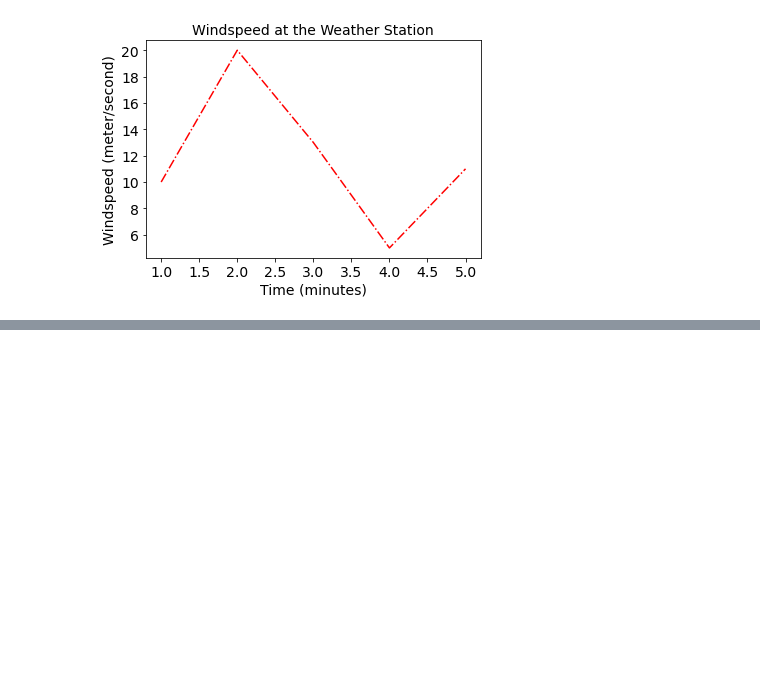
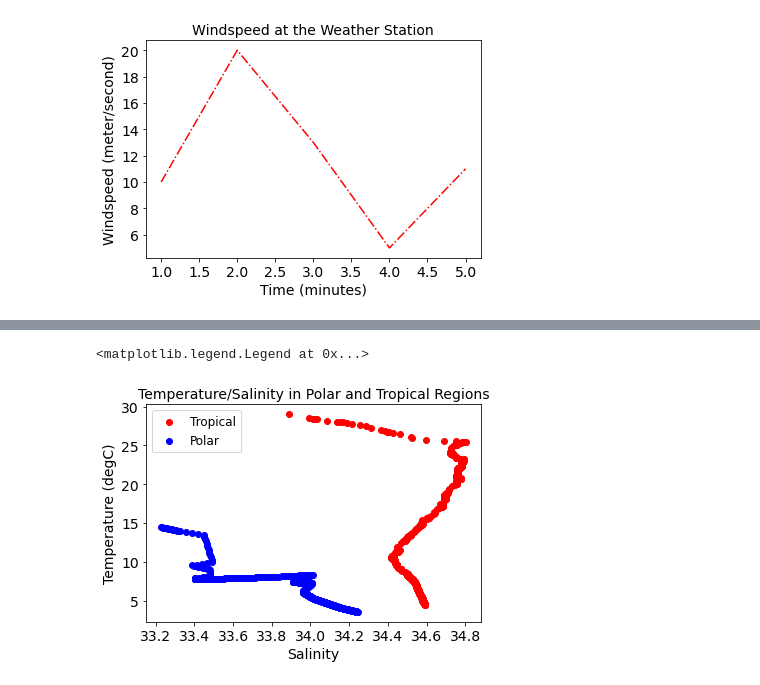
Before and after one commit to pyclub-cu/classes, a Jupyter notebook: Week_7_Data_Visualization.ipynb, the cells around one changed output, grey strips where cells are left out. Drawn from its saved outputs; the diff is of its cells as text; code cells hidden in the pictures; blank space fills up the shorter version.

```diff
--- a/Week_7_Data_Visualization.ipynb
+++ b/Week_7_Data_Visualization.ipynb
@@ -188,0 +202,14 @@ ax.scatter(cast.Salinity,cast.temperature)
+# %%
+# First lets plot a TS diagram of our tropical and polar data.
+Tro = plt.scatter(Tropical['Salinity'], Tropical['temperature'],c = 'r')
+Pol = plt.scatter(Polar['Salinity[PSU] '],Polar['Temperature[deg_C] '],c = 'b')
+
+plt.ylabel('Temperature (degC)',fontsize = 14)
+plt.xlabel('Salinity',fontsize = 14)
+plt.title('Temperature/Salinity in Polar and Tropical Regions',fontsize = 14)
+plt.xticks(fontsize = 14) #increase the size of the tick labels
+plt.yticks(fontsize = 14)
+plt.legend([Tro,Pol],['Tropical','Polar'], fontsize = 12)
+# %% [output]
+<matplotlib.legend.Legend at 0x...>
+[figure, added]
```
Also changed, not shown: parts of 25 cells of this notebook.
